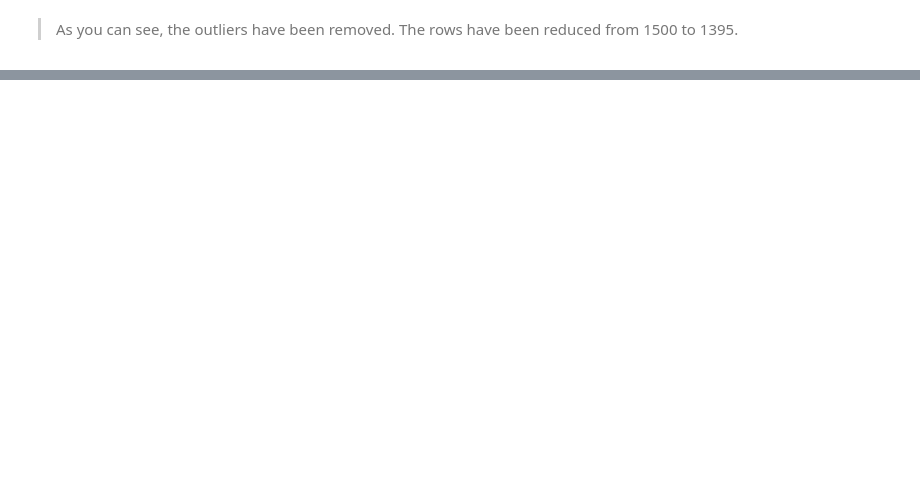
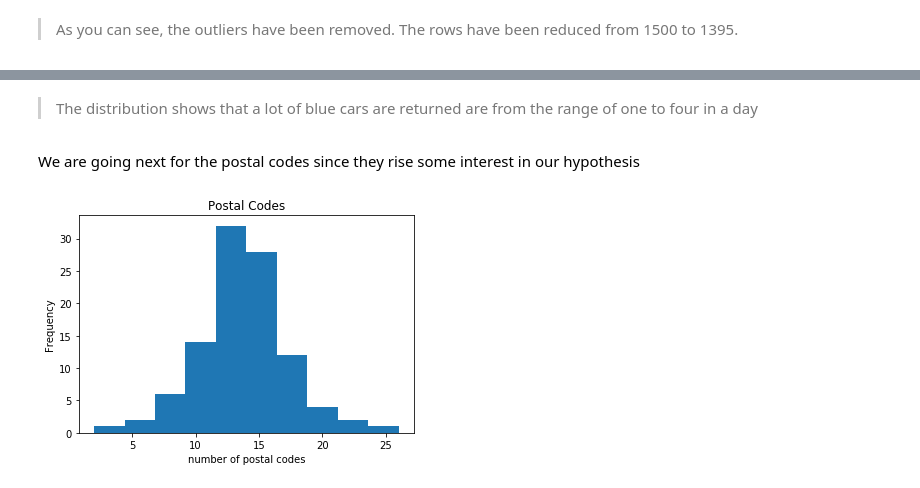
Before and after one commit to victoriousvictor42/electic-car, a Jupyter notebook: Autolib.ipynb, the cells around one changed output, grey strips where cells are left out. Drawn from its saved outputs; the diff is of its cells as text; code cells hidden in the pictures; blank space fills up the shorter version.

```diff
--- a/Autolib.ipynb
+++ b/Autolib.ipynb
@@ -280,0 +326,16 @@ print(sample1.shape)
+# %% [markdown]
+
+
+> The distribution shows that a lot of blue cars are returned are from the range of one to four in a day
+# %% [markdown]
+
+
+We are going next for the postal codes since they rise some interest in our hypothesis
+# %%
+sample1.postal_code.value_counts().plot.hist()
+plt.xlabel('number of postal codes')
+plt.ylabel('Frequency')
+plt.title('Postal Codes')
+plt.show()
+# %% [output]
+[figure, added]
```
Also changed, not shown: parts of 30 cells of this notebook.
